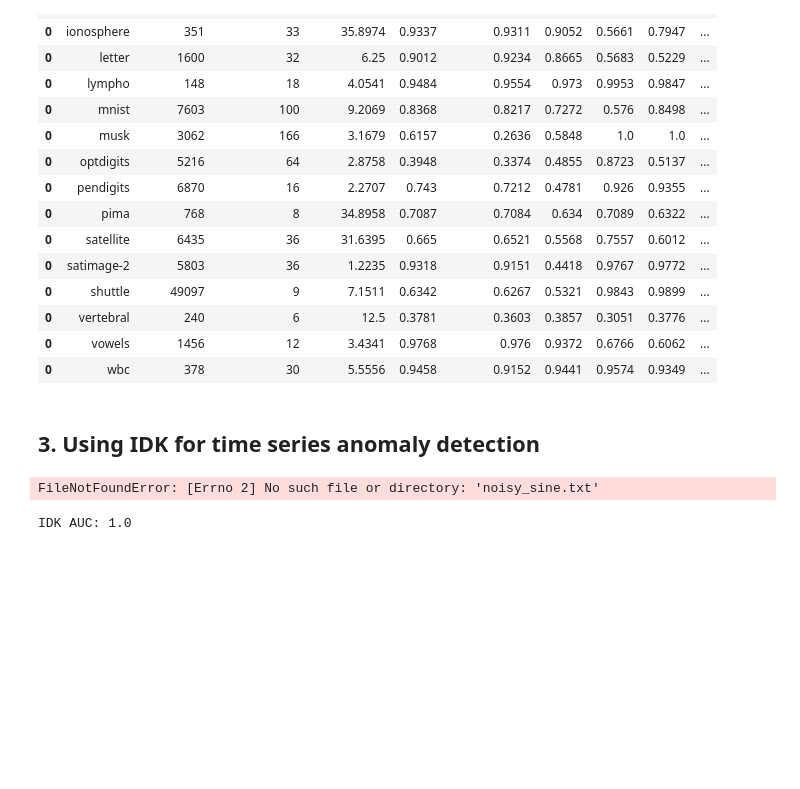
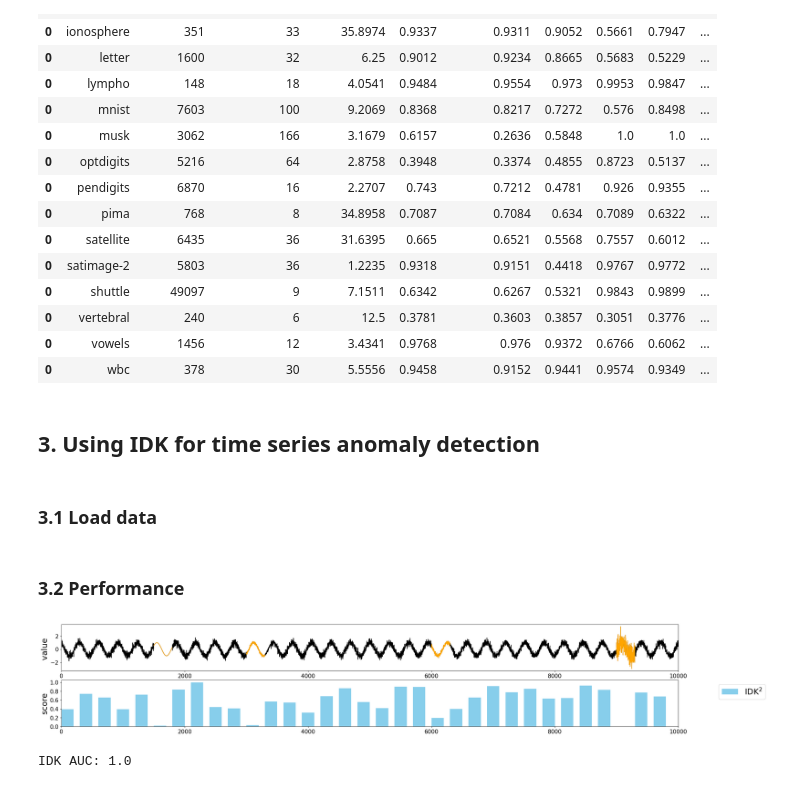
Before and after one commit to zhuye88/TAD, a Jupyter notebook: demo_shallow_methods.ipynb, the cells around one changed output. Cells and saved outputs as stored; diff of their text form; code cells hidden in the pictures; blank space fills up the shorter version.

```diff
--- a/demo_shallow_methods.ipynb
+++ b/demo_shallow_methods.ipynb
@@ -373,15 +387,18 @@ def drawIDK_T_discords(TS, idk_scores, cycle, number=3):
+# %% [markdown]
+### 3.1 Load data
+# %%
+cycle = 300
+anomaly_cycles = [5, 10, 20, 30]
+ts_data = pd.read_csv("datasets/timeseries/noisy_sine.txt", header=None)
+ts_data = np.array(ts_data).reshape((-1, 1))
+scaler = preprocessing.MinMaxScaler()
+X = ts_data.copy()
+# %% [markdown]
+### 3.2 Performance
 # %%
-cycle = 300
-anomaly_cycles = [5, 10, 20, 30]
-ts_data = pd.read_csv("noisy_sine.txt", header=None)
-ts_data = np.array(ts_data).reshape((-1, 1))
-
-scaler = preprocessing.MinMaxScaler()
-
 # set figure size
 plt.rcParams["figure.figsize"] = (30.0, 5.0)
 plt.subplot(2, 1, 1)
-X = ts_data.copy()
 
 # calculate the anomaly scores of subsequences using IDK
 ad_score = IDK_T(X, t=100, width=cycle, psi1=8, psi2=4)
@@ -396,33 +413,33 @@ plt.subplot(2, 1, 2)
 
 # set font size
 plt.xticks(fontsize=15)
 plt.yticks(fontsize=15)
 plt.ylabel("score", fontsize=22)
 
 # normalize score to [0,1]
 ad_score = scaler.fit_transform(np.array(ad_score).reshape(-1, 1))
 barx = []
 plotx = []
 lo = 0
 while lo + cycle - 1 < len(ts_data):
     barx.append(lo)
     lo += cycle
 
 plt.bar(
     barx,
     ad_score.reshape(-1),
     width=cycle - 100,
     color="skyblue",
     align="edge",
     label=r"IDK$^2$",
 )
 
 for i in barx:
     plotx.append(i + cycle / 2 - 1)
 plt.legend(loc="upper right", prop={"size": 22}, bbox_to_anchor=(1.148, 1))
 plt.xlim(0, len(ts_data))
 plt.show()
 # %% [output]
-FileNotFoundError: [Errno 2] No such file or directory: 'noisy_sine.txt'
+[figure, added]
 # %%
 ground_truth = get_label(X, cycle, anomaly_cycles)
```
Also changed, not shown: parts of 26 cells of this notebook, 54 other files.
